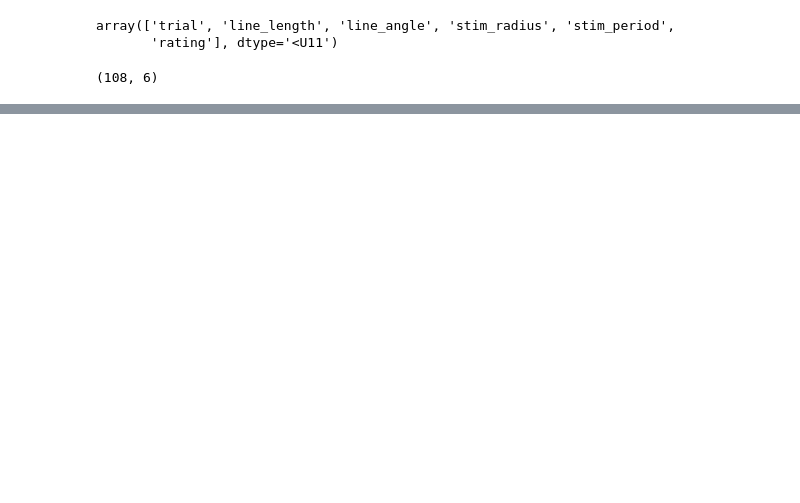
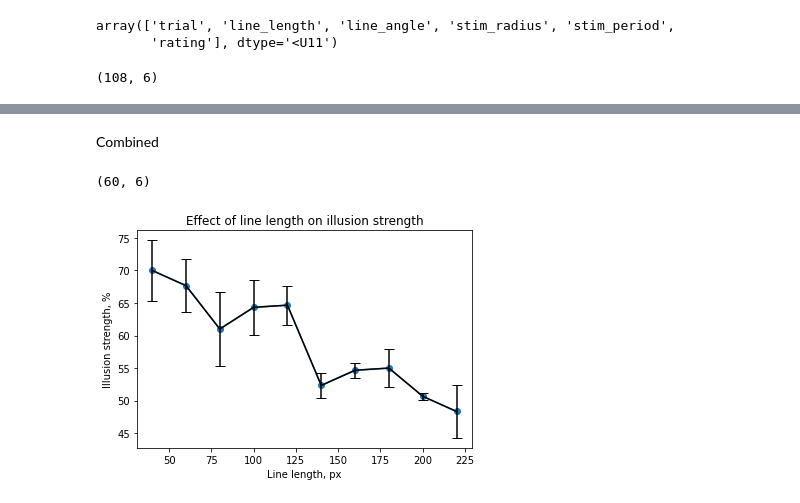
Before and after one commit to ChrisBaoCC/RLTIExperiment, a Jupyter notebook: analysis.ipynb, the cells around one changed output, grey strips where cells are left out. Drawn from its saved outputs; the diff is of its cells as text; code cells hidden in the pictures; blank space fills up the shorter version.

```diff
--- a/analysis.ipynb
+++ b/analysis.ipynb
@@ -82,0 +115,2 @@ plt.show()
+# %% [markdown]
+Combined
@@ -82,0 +121,5 @@ plt.show()
+# %%
+data = data[:60]
+data.shape
+# %% [output]
+(60, 6)
@@ -82,0 +132,24 @@ plt.show()
+# %%
+for i in range(3):
+    block1[i] = block1[i][block1[i][:,1].argsort()]
+    block2[i] = block2[i][block2[i][:,2].argsort()]
+# %%
+ratings1 = (block1[0,:,-1] + block1[1,:,-1] + block1[2,:,-1]) / 3
+ratings2 = (block2[0,:,-1] + block2[1,:,-1] + block2[2,:,-1]) / 3
+# %%
+error1 = [np.std(block1[:,i,5]) / np.sqrt(3) for i in range(10)]
+error2 = [np.std(block2[:,i,5]) / np.sqrt(3) for i in range(10)]
+# %%
+keys1 = block1[0,:,1]
+keys2 = block2[0,:,2]
+# %%
+ax = plt.subplot()
+plt.scatter(keys1, ratings1)
+plt.plot(keys1, ratings1)
+plt.errorbar(keys1, ratings1, error1, color="black", capsize=5)
+ax.set_title("Effect of line length on illusion strength")
+ax.set_xlabel("Line length, px")
+ax.set_ylabel("Illusion strength, %")
+plt.show()
+# %% [output]
+[figure, added]
```
Also changed, not shown: parts of 11 cells of this notebook, 3 other files.
